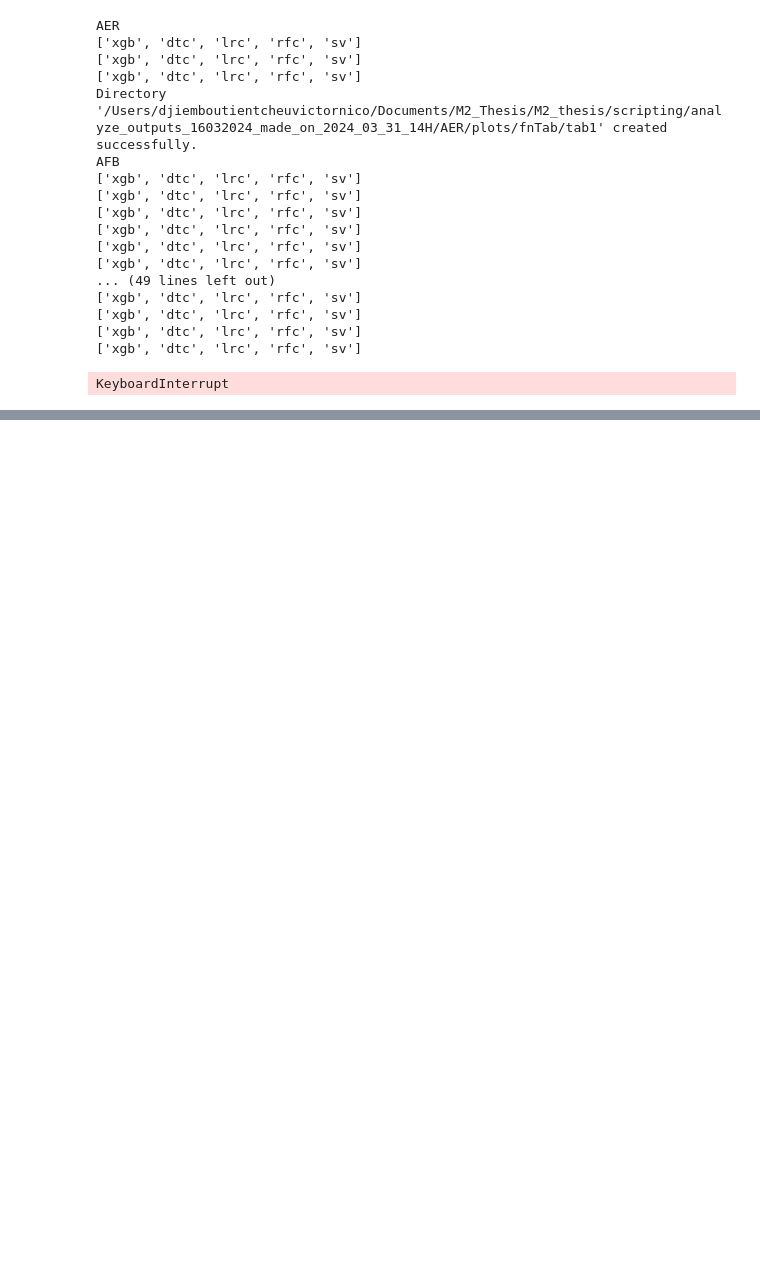
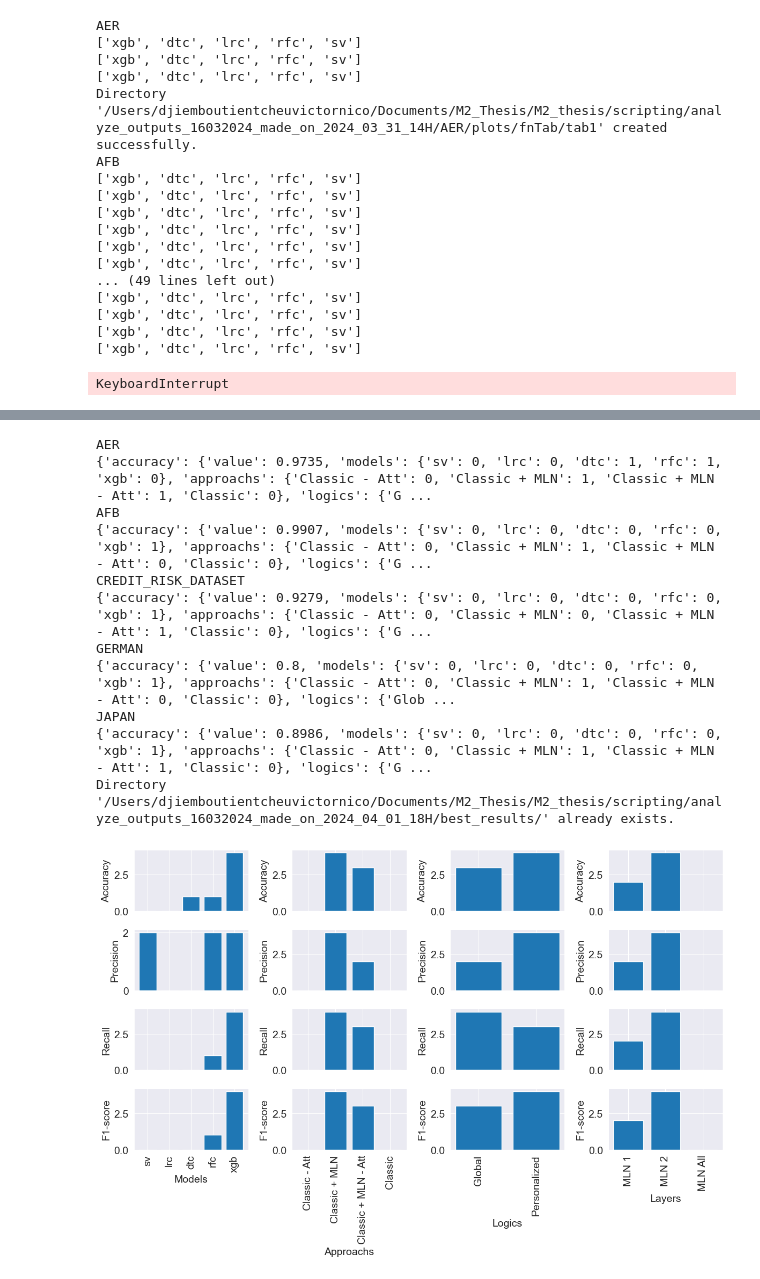
Before and after one commit to VictorNico/multilayer-graph-feature-extraction, a Jupyter notebook: scripting/fnTab.ipynb, the cells around one changed output, grey strips where cells are left out. Saved outputs shown, nothing was run; the diff lists cells and outputs as text; code cells hidden in the pictures; blank space fills up the shorter version.

Commit message:
best performances

```diff
--- a/scripting/fnTab.ipynb
+++ b/scripting/fnTab.ipynb
@@ -2050,0 +2205,15 @@ def analyzer_launcher_best(outputs_name=None, analytical_func=None, layers=None,
+# %%
+analyzer_launcher_best_computation(outputs_name="outputs_16032024", analytical_func=metrics_analyzer_statistics_tab_f_7, layers=layers, approach=approach)
+# %% [output]
+AER
+{'accuracy': {'value': 0.9735, 'models': {'sv': 0, 'lrc': 0, 'dtc': 1, 'rfc': 1, 'xgb': 0}, 'approachs': {'Classic - Att': 0, 'Classic + MLN': 1, 'Classic + MLN - Att': 1, 'Classic': 0}, 'logics': {'G ...
+AFB
+{'accuracy': {'value': 0.9907, 'models': {'sv': 0, 'lrc': 0, 'dtc': 0, 'rfc': 0, 'xgb': 1}, 'approachs': {'Classic - Att': 0, 'Classic + MLN': 1, 'Classic + MLN - Att': 0, 'Classic': 0}, 'logics': {'G ...
+CREDIT_RISK_DATASET
+{'accuracy': {'value': 0.9279, 'models': {'sv': 0, 'lrc': 0, 'dtc': 0, 'rfc': 0, 'xgb': 1}, 'approachs': {'Classic - Att': 0, 'Classic + MLN': 0, 'Classic + MLN - Att': 1, 'Classic': 0}, 'logics': {'G ...
+GERMAN
+{'accuracy': {'value': 0.8, 'models': {'sv': 0, 'lrc': 0, 'dtc': 0, 'rfc': 0, 'xgb': 1}, 'approachs': {'Classic - Att': 0, 'Classic + MLN': 1, 'Classic + MLN - Att': 0, 'Classic': 0}, 'logics': {'Glob ...
+JAPAN
+{'accuracy': {'value': 0.8986, 'models': {'sv': 0, 'lrc': 0, 'dtc': 0, 'rfc': 0, 'xgb': 1}, 'approachs': {'Classic - Att': 0, 'Classic + MLN': 1, 'Classic + MLN - Att': 1, 'Classic': 0}, 'logics': {'G ...
+Directory '/Users/djiemboutientcheuvictornico/Documents/M2_Thesis/M2_thesis/scripting/analyze_outputs_16032024_made_on_2024_04_01_18H/best_results/' already exists.
+[figure, added]
```
Also changed, not shown: parts of 5 cells of this notebook, 2 other files.
